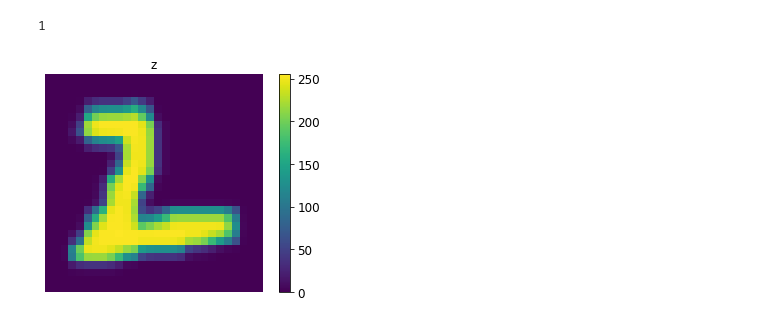
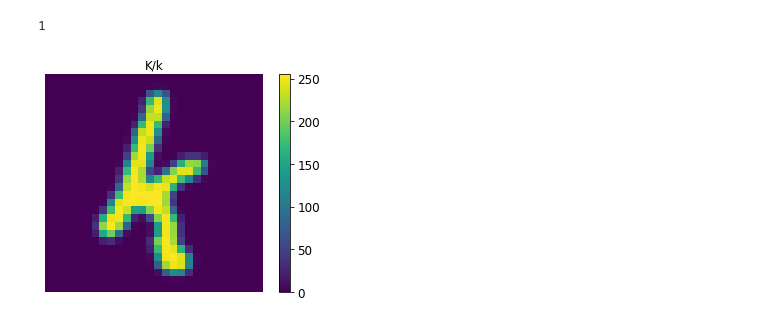
Before and after one commit to cesc1/TFG, a Jupyter notebook: code/emnist_analisis.ipynb, the cells around one changed output. Cells and saved outputs as stored; diff of their text form; code cells hidden in the pictures.

```diff
--- a/code/emnist_analisis.ipynb
+++ b/code/emnist_analisis.ipynb
@@ -25,9 +25,10 @@ def save_fig(fig_id, tight_layout=True, fig_extension="png", resolution=300):
 # 1. Load data
 # %%
 print(list_datasets())
+tipus = "balanced"
 
-X_full_train, y_full_train = extract_training_samples('byclass')
-X_test, y_test = extract_test_samples("byclass")
+X_full_train, y_full_train = extract_training_samples(tipus)
+X_test, y_test = extract_test_samples(tipus)
 # %% [output]
 ['balanced', 'byclass', 'bymerge', 'digits', 'letters', 'mnist']
 # %%
@@ -115,22 +117,35 @@ plt.show()
 # %% [markdown]
 ## Plotting images
 # %%
-def label_to_letter(label):
-    if label >= 0 and label <= 9:
-        return label
-    elif label >= 10 and label <= 35:
-        return chr(label + 55)
-    elif label >= 36 and label <= 61:
-        return chr(label + 61)
-    else:
-        raise ValueError("Label '{}' fora dels limits".format(label))
+def label_to_letter(label, tipus = "byclass"):
+    if tipus == "byclass" or tipus == "mnist" or tipus == "digits":
+        if label >= 0 and label <= 9:
+            return label
+        elif label >= 10 and label <= 35:
+            return chr(label + 55)
+        elif label >= 36 and label <= 61:
+            return chr(label + 61)
+        else:
+            raise ValueError("Label '{}' fora dels limits".format(label))
+
+    elif tipus == "bymerge" or tipus == "balanced":
+        bymerge_dic = [
+            "0", "1", "2", "3", "4", "5", "6", "7", "8", "9",
+            "A", "B", "C/c", "D", "E", "F", "G", "H", "I/i", "J/j",
+            "K/k", "L/l", "M/m", "N", "O/o", "P/p", "Q", "R", "S/s", "T",
+            "U/u", "V/v", "W/w", "X/x", "Y/y", "Z/z", "a", "b", "d", "e",
+            "f", "g", "h", "n", "q", "r", "t"]
+        return bymerge_dic[label]
+
+    elif tipus == "letters":
+        return chr(label + 55 + 10 - 1)
 
 label_to_letter(1)
 # %% [output]
 1
 # %%
-sample_images = X_train[y_train == 61][:10]
-plot_img_cb(sample_images[4], label_to_letter(61))
+sample_images = X_train[y_train == 20][:10]
+plot_img_cb(sample_images[4], label_to_letter(20, tipus = "balanced"))
 # %% [output]
-[figure, old version]
+[figure, new version]
 # %%
```
Also changed, not shown: parts of 19 cells of this notebook, 9 other files.
